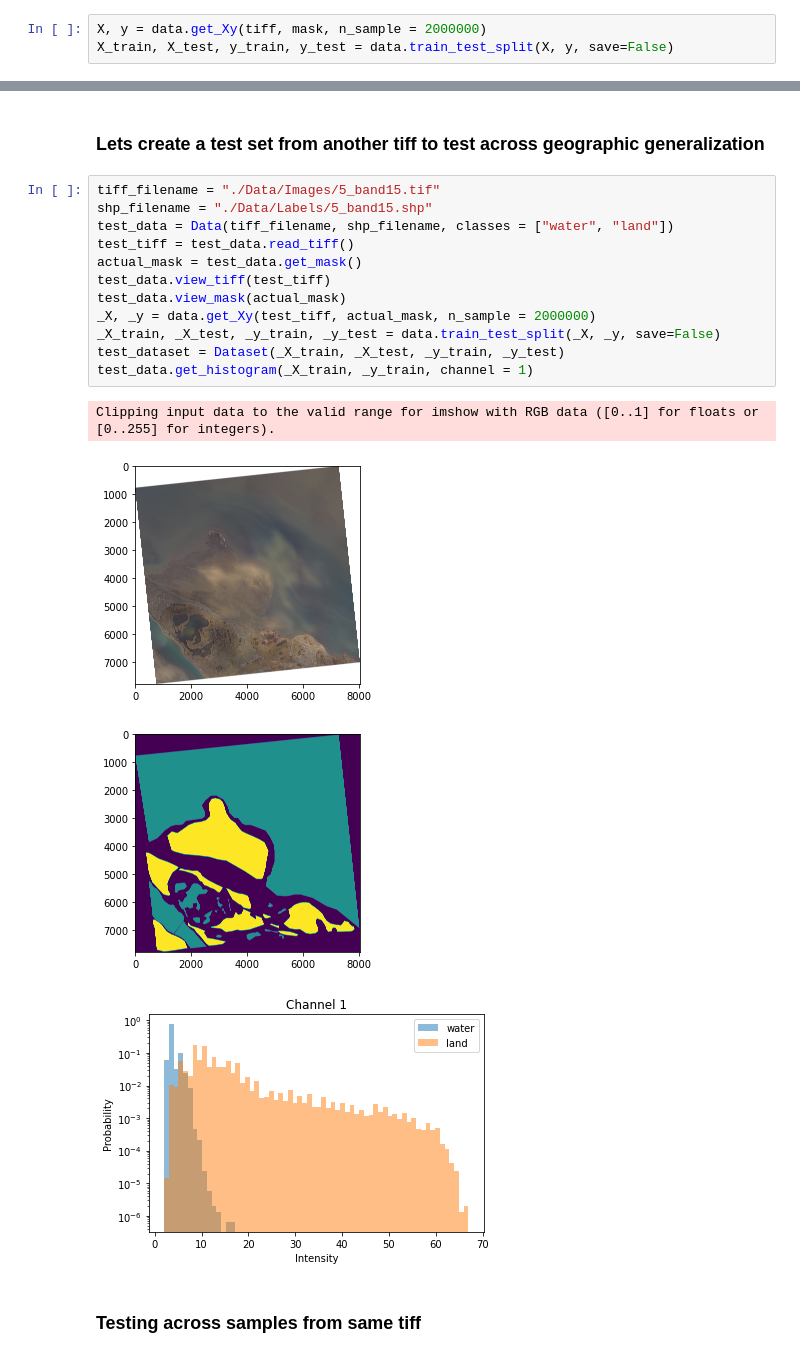
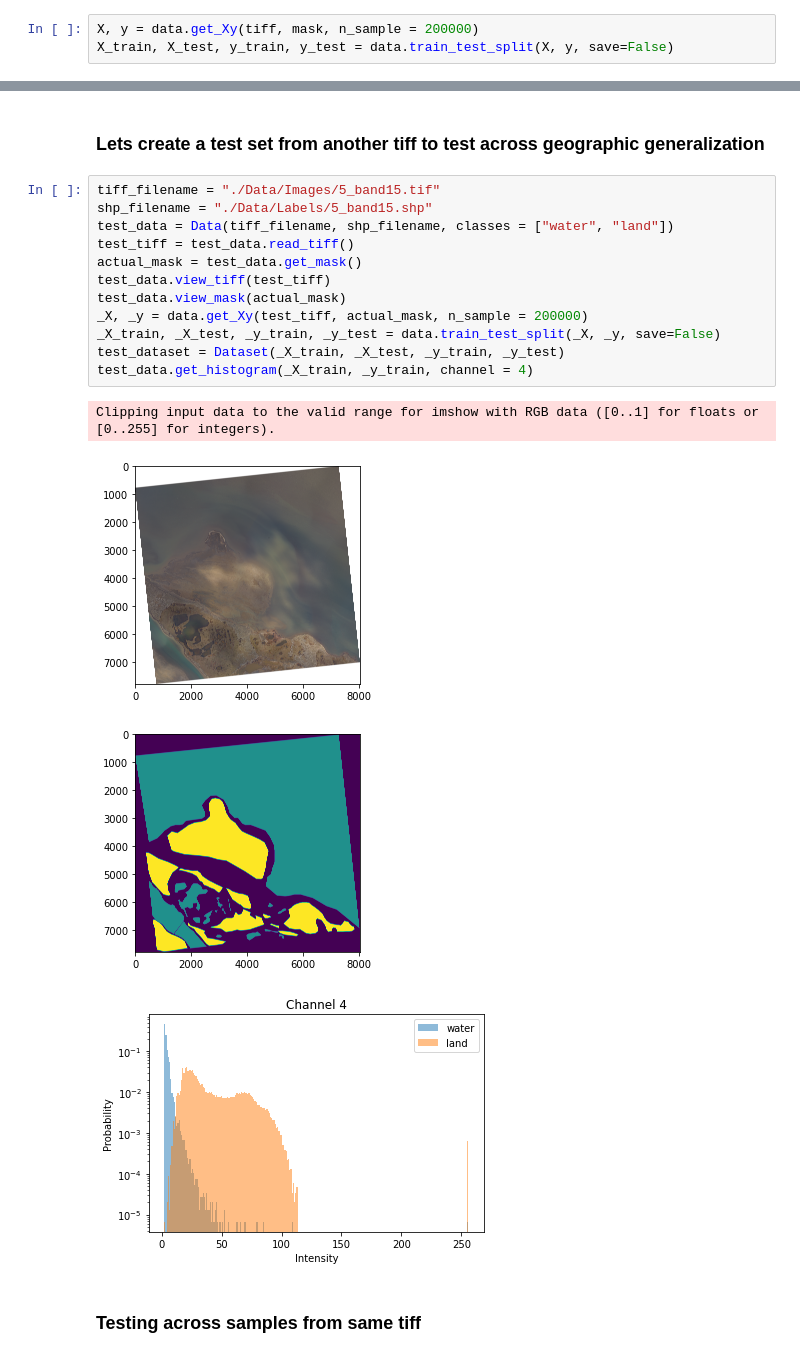
Before and after one commit to Aryal007/ml_satellite_image_segmentation, a Jupyter notebook: example_noaa_airborne.ipynb, the cells around one changed output, grey strips where cells are left out. Saved outputs shown, nothing was run; the diff lists cells and outputs as text.

```diff
--- a/example_noaa_airborne.ipynb
+++ b/example_noaa_airborne.ipynb
@@ -65,6 +65,6 @@ data.view_mask(mask)
 # %% [output]
 [figure]
 # %%
-X, y = data.get_Xy(tiff, mask, n_sample = 2000000)
+X, y = data.get_Xy(tiff, mask, n_sample = 200000)
 X_train, X_test, y_train, y_test = data.train_test_split(X, y, save=False)
 # %%
@@ -93,20 +93,20 @@ classifier = Classifier()
 # %%
 tiff_filename = "./Data/Images/5_band15.tif"
 shp_filename = "./Data/Labels/5_band15.shp"
 test_data = Data(tiff_filename, shp_filename, classes = ["water", "land"])
 test_tiff = test_data.read_tiff()
 actual_mask = test_data.get_mask()
 test_data.view_tiff(test_tiff)
 test_data.view_mask(actual_mask)
-_X, _y = data.get_Xy(test_tiff, actual_mask, n_sample = 2000000)
+_X, _y = data.get_Xy(test_tiff, actual_mask, n_sample = 200000)
 _X_train, _X_test, _y_train, _y_test = data.train_test_split(_X, _y, save=False)
 test_dataset = Dataset(_X_train, _X_test, _y_train, _y_test)
-test_data.get_histogram(_X_train, _y_train, channel = 1)
+test_data.get_histogram(_X_train, _y_train, channel = 4)
 # %% [output]
 Clipping input data to the valid range for imshow with RGB data ([0..1] for floats or [0..255] for integers).
 [figure]
 [figure]
-[figure, old version]
+[figure, new version]
 # %% [markdown]
 ### Testing across samples from same tiff
 # %%
```
Also changed, not shown: parts of 14 cells of this notebook, 1 other file.
